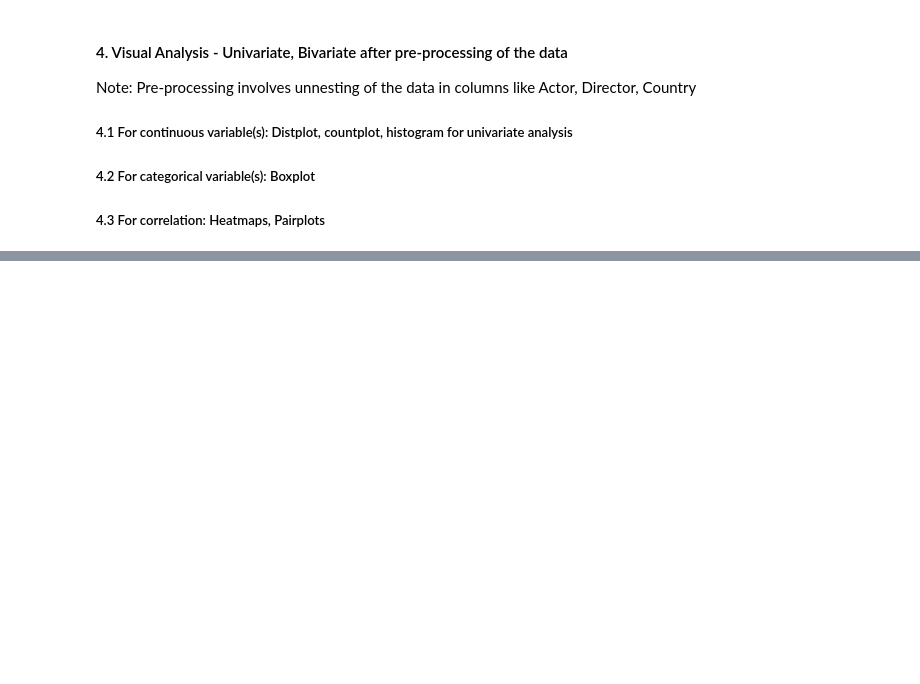
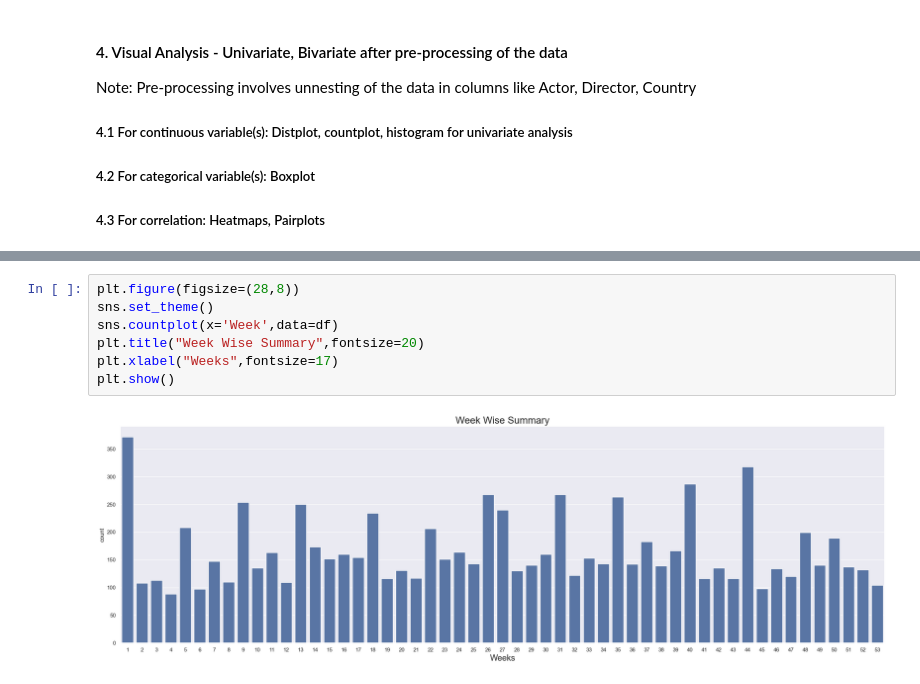
Before and after one commit to Vishalpandey328/Netflix-Data_Exploration_and_Visualisation, a Jupyter notebook: Recomendation.ipynb, the cells around one changed output, grey strips where cells are left out. Saved outputs shown, nothing was run; the diff lists cells and outputs as text; blank space fills up the shorter version.

```diff
--- a/Recomendation.ipynb
+++ b/Recomendation.ipynb
@@ -358,0 +366,9 @@ Note: Pre-processing involves unnesting of the data in columns like Actor, Direc
+# %%
+plt.figure(figsize=(28,8))
+sns.set_theme()
+sns.countplot(x='Week',data=df)
+plt.title("Week Wise Summary",fontsize=20)
+plt.xlabel("Weeks",fontsize=17)
+plt.show()
+# %% [output]
+[figure, added]
```
Also changed, not shown: parts of 9 cells of this notebook.
